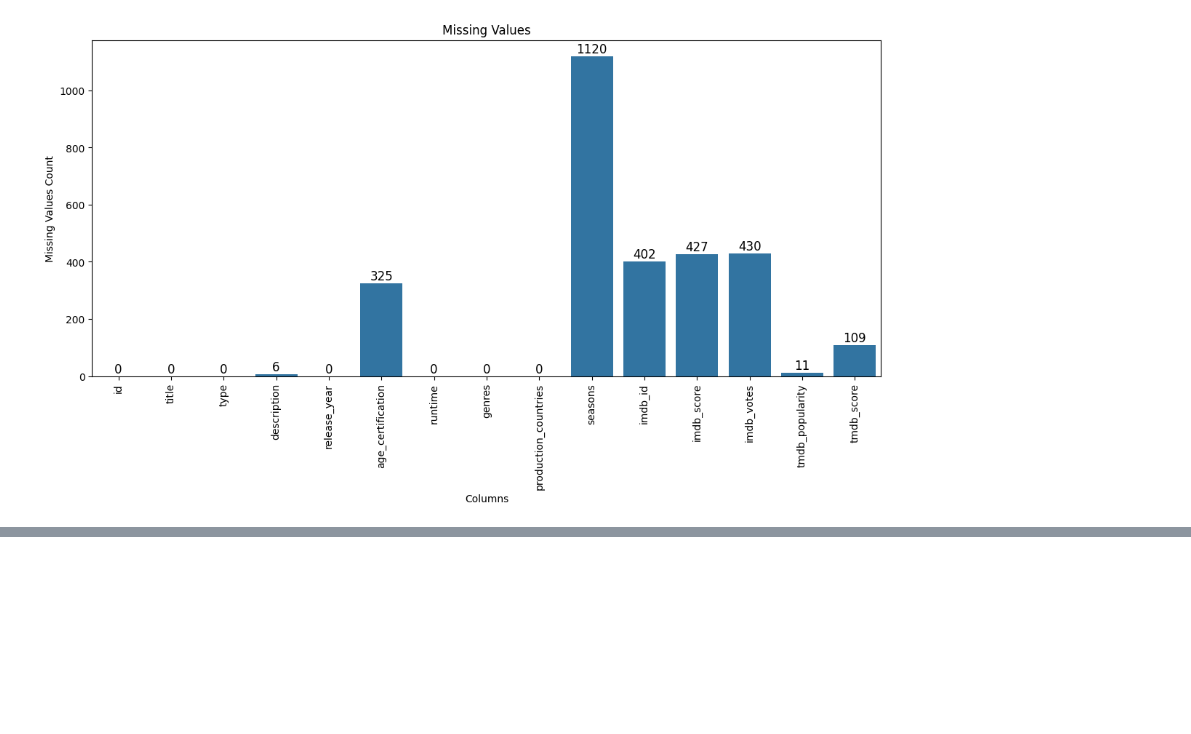
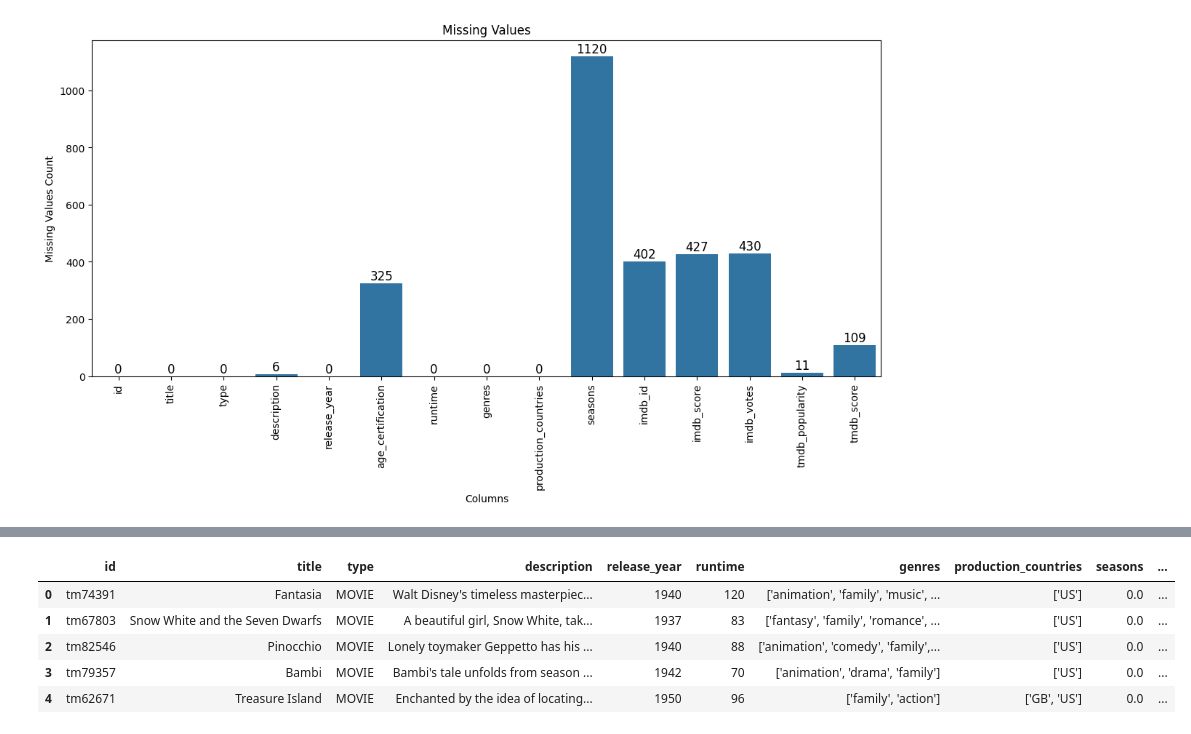
Before and after one commit to BiancaLaurindo/disney_recommendation, a Jupyter notebook: disney_plus_recommedation.ipynb, the cells around one changed output, grey strips where cells are left out. Saved outputs shown, nothing was run; the diff lists cells and outputs as text; code cells hidden in the pictures; blank space fills up the shorter version.

```diff
--- a/disney_plus_recommedation.ipynb
+++ b/disney_plus_recommedation.ipynb
@@ -159,0 +145,2 @@ plt.show()
+# %%
+disney_plus['seasons'].fillna(0, inplace=True)
@@ -159,0 +181,9 @@ plt.show()
+# %%
+disney_plus.head()
+# %% [output]
+|  | id | title | type | description | release_year | runtime | genres | production_countries | seasons | ... |
+| 0 | tm74391 | Fantasia | MOVIE | Walt Disney's timeless masterpiec... | 1940 | 120 | ['animation', 'family', 'music', ... | ['US'] | 0.0 | ... |
+| 1 | tm67803 | Snow White and the Seven Dwarfs | MOVIE | A beautiful girl, Snow White, tak... | 1937 | 83 | ['fantasy', 'family', 'romance', ... | ['US'] | 0.0 | ... |
+| 2 | tm82546 | Pinocchio | MOVIE | Lonely toymaker Geppetto has his ... | 1940 | 88 | ['animation', 'comedy', 'family',... | ['US'] | 0.0 | ... |
+| 3 | tm79357 | Bambi | MOVIE | Bambi's tale unfolds from season ... | 1942 | 70 | ['animation', 'drama', 'family'] | ['US'] | 0.0 | ... |
+| 4 | tm62671 | Treasure Island | MOVIE | Enchanted by the idea of locating... | 1950 | 96 | ['family', 'action'] | ['GB', 'US'] | 0.0 | ... |
```
Also changed, not shown: parts of 23 cells of this notebook.
